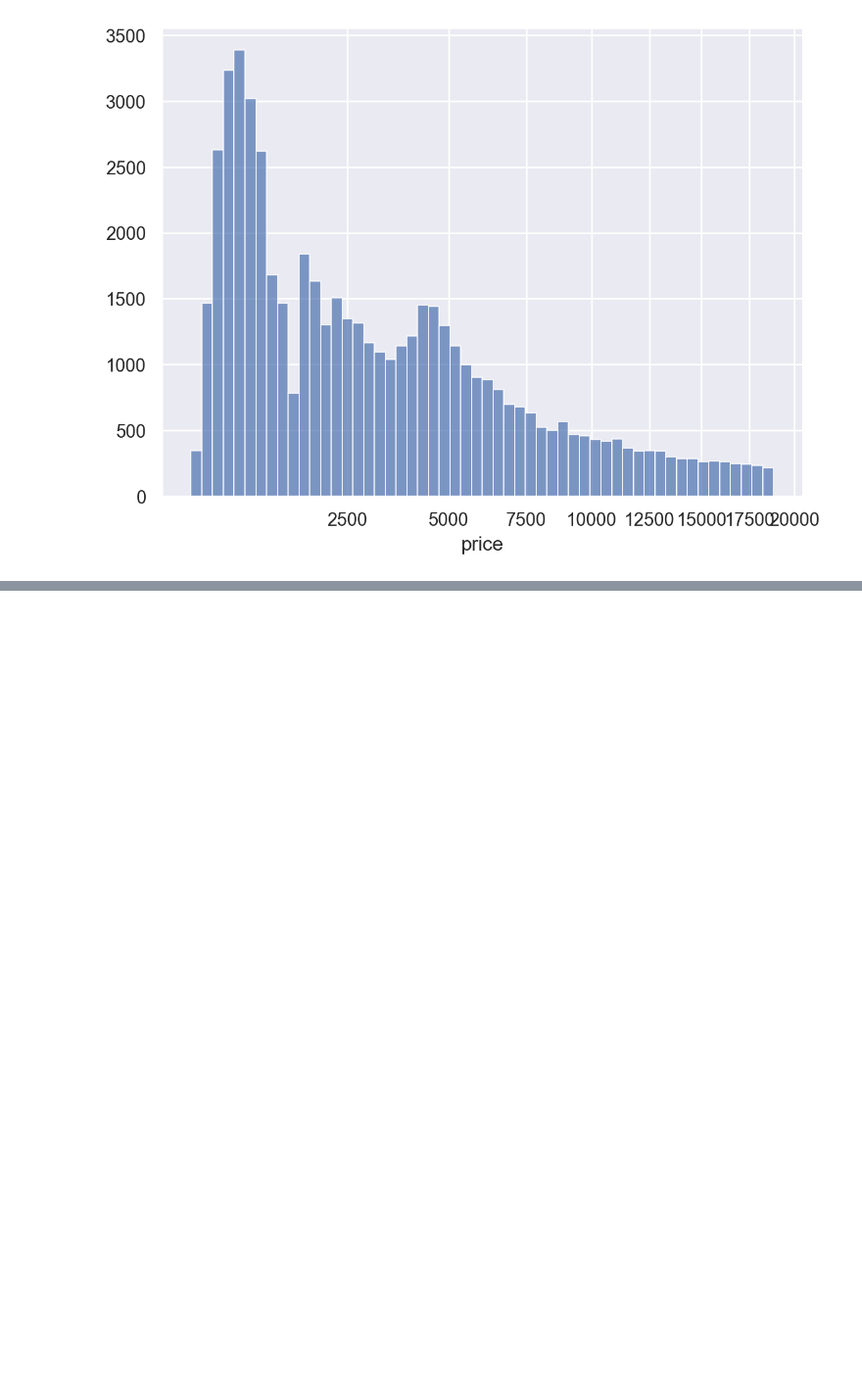
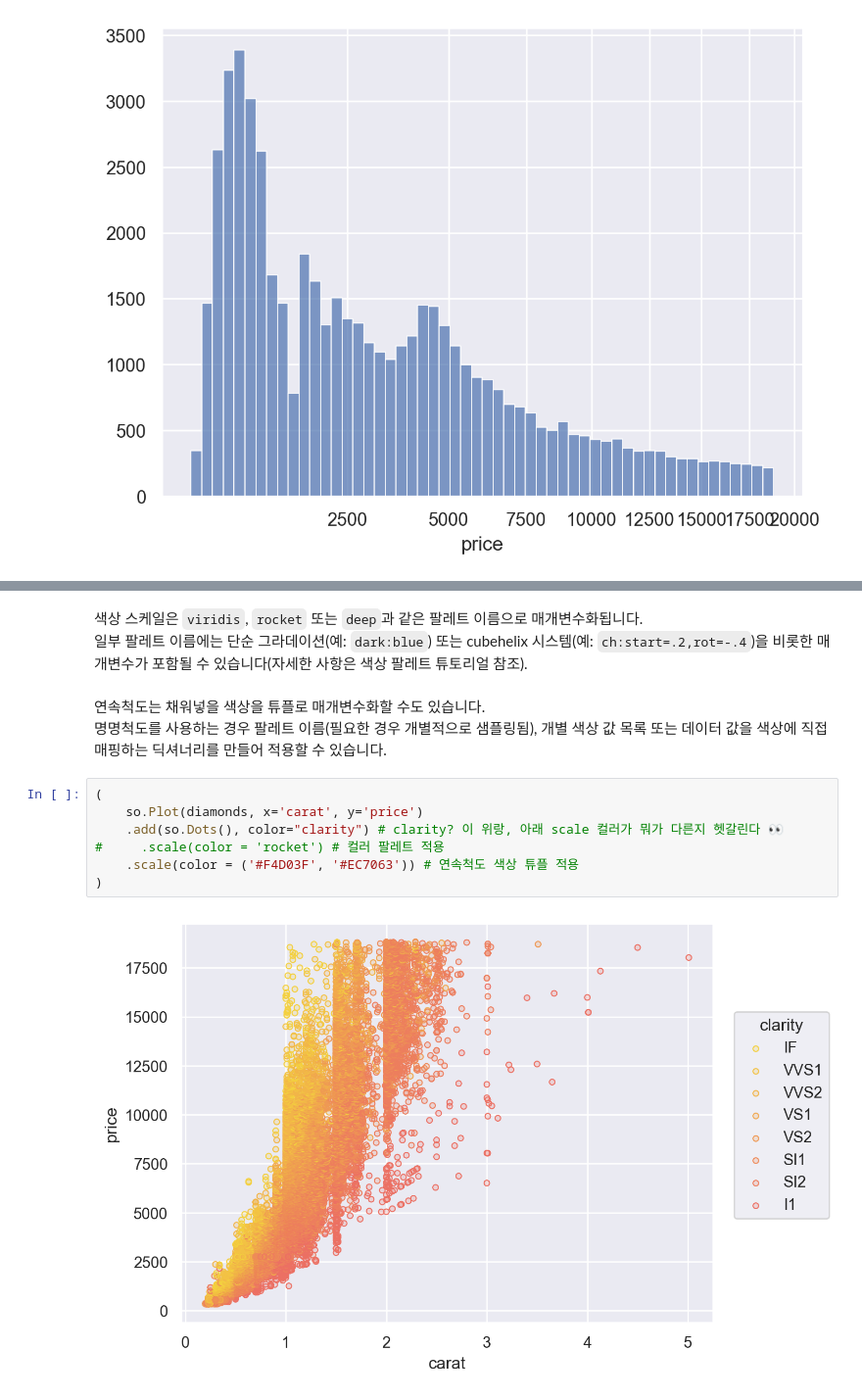
Before and after one commit to jhwn533/Pallet-Town, a Jupyter notebook: Properties of Mark objects.ipynb, the cells around one changed output, grey strips where cells are left out. Shown at 98% size. Saved outputs shown, nothing was run; the diff lists cells and outputs as text; blank space fills up the shorter version.

```diff
--- a/Properties of Mark objects.ipynb
+++ b/Properties of Mark objects.ipynb
@@ -39,0 +50,16 @@ p.add(so.Bars(), so.Hist())
+# %% [markdown]
+색상 스케일은 `viridis`, `rocket` 또는 `deep`과 같은 팔레트 이름으로 매개변수화됩니다.
+일부 팔레트 이름에는 단순 그라데이션(예: `dark:blue`) 또는 cubehelix 시스템(예: `ch:start=.2,rot=-.4`)을 비롯한 매개변수가 포함될 수 있습니다(자세한 사항은 색상 팔레트 튜토리얼 참조).
+# %% [markdown]
+
+연속척도는 채워넣을 색상을 튜플로 매개변수화할 수도 있습니다.
+명명척도를 사용하는 경우 팔레트 이름(필요한 경우 개별적으로 샘플링됨), 개별 색상 값 목록 또는 데이터 값을 색상에 직접 매핑하는 딕셔너리를 만들어 적용할 수 있습니다.
+# %%
+(
+    so.Plot(diamonds, x='carat', y='price')
+    .add(so.Dots(), color="clarity") # clarity? 이 위랑, 아래 scale 컬러가 뭐가 다른지 헷갈린다 👀
+#     .scale(color = 'rocket') # 컬러 팔레트 적용
+    .scale(color = ('#F4D03F', '#EC7063')) # 연속척도 색상 튜플 적용
+)
+# %% [output]
+[figure, added]
```
Also changed, not shown: parts of 6 cells of this notebook.
